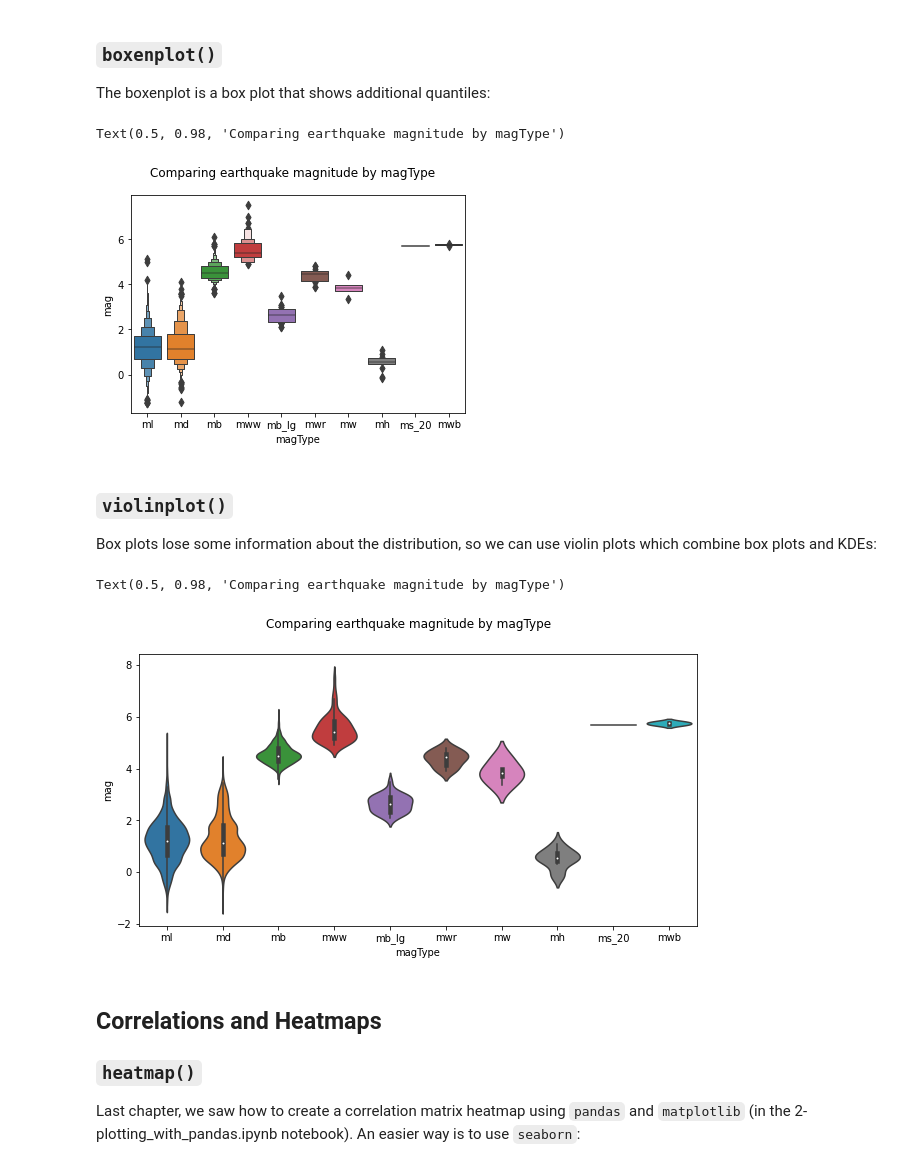
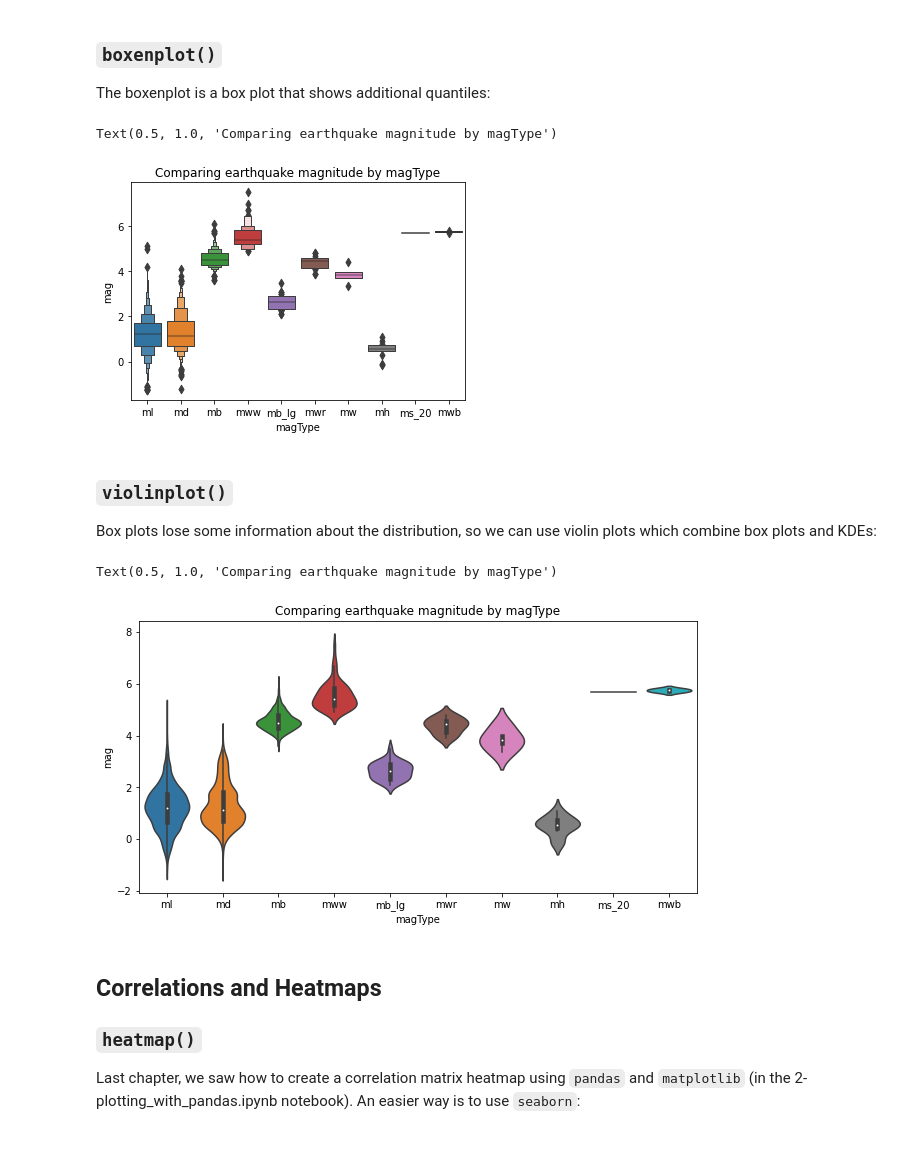
Before and after one commit to stefmolin/Hands-On-Data-Analysis-with-Pandas-2nd-edition, a Jupyter notebook: ch_06/1-introduction_to_seaborn.ipynb, the cells around one changed output. Saved outputs shown, nothing was run; the diff lists cells and outputs as text; code cells hidden in the pictures.

Commit message:
Switch title function.

```diff
--- a/ch_06/1-introduction_to_seaborn.ipynb
+++ b/ch_06/1-introduction_to_seaborn.ipynb
@@ -66,11 +66,11 @@ The boxenplot is a box plot that shows additional quantiles:
 # %%
 sns.boxenplot(
     x='magType', y='mag', data=quakes[['magType', 'mag']]
 )
-plt.suptitle('Comparing earthquake magnitude by magType')
+plt.title('Comparing earthquake magnitude by magType')
 # %% [output]
-Text(0.5, 0.98, 'Comparing earthquake magnitude by magType')
+Text(0.5, 1.0, 'Comparing earthquake magnitude by magType')
-[figure, old version]
+[figure, new version]
 # %% [markdown]
 ### `violinplot()`
 Box plots lose some information about the distribution, so we can use violin plots which combine box plots and KDEs:
@@ -80,10 +80,10 @@ sns.violinplot(
     x='magType', y='mag', data=quakes[['magType', 'mag']],
     ax=axes, scale='width' # all violins have same width
 )
-plt.suptitle('Comparing earthquake magnitude by magType')
+plt.title('Comparing earthquake magnitude by magType')
 # %% [output]
-Text(0.5, 0.98, 'Comparing earthquake magnitude by magType')
+Text(0.5, 1.0, 'Comparing earthquake magnitude by magType')
-[figure, old version]
+[figure, new version]
 # %% [markdown]
 ## Correlations and Heatmaps
 
```
Also changed, not shown: parts of 1 cell of this notebook.
